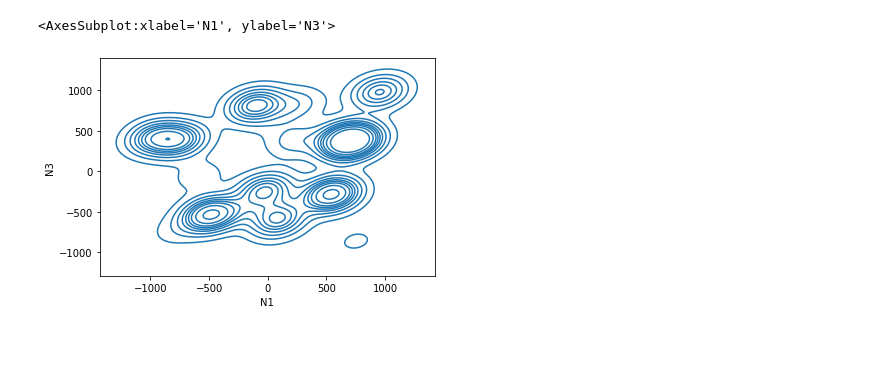
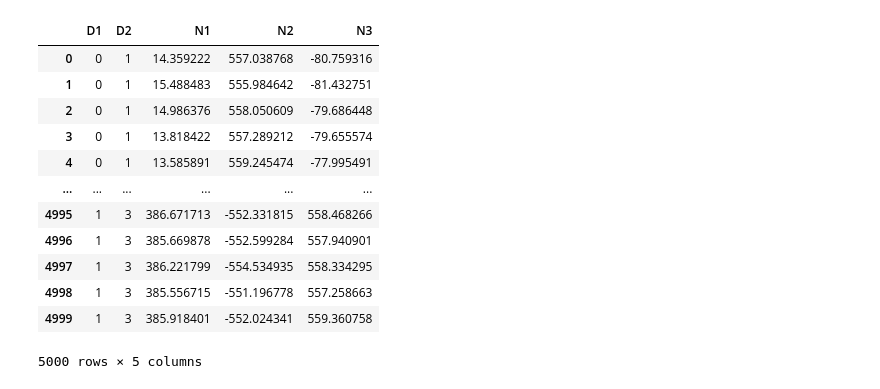
Before and after one commit to aimclub/BAMT, a Jupyter notebook: experiments/synth_data_for_gmm.ipynb, the cells around one changed output. Saved outputs shown, nothing was run; the diff lists cells and outputs as text; code cells hidden in the pictures; blank space fills up the shorter version.

```diff
--- a/experiments/synth_data_for_gmm.ipynb
+++ b/experiments/synth_data_for_gmm.ipynb
@@ -77,8 +84,19 @@ Try using .loc[row_indexer,col_indexer] = value instead
 
 See the caveats in the documentation: https://pandas.pydata.org/pandas-docs/stable/user_guide/indexing.html#returning-a-view-versus-a-copy
   self._setitem_single_column(loc, value[:, i].tolist(), pi)
-# %%
-sns.kdeplot(df_new['N1'], df_new['N3'])
-# %% [output]
-<AxesSubplot:xlabel='N1', ylabel='N3'>
-[figure, removed]
+# %%
+df_new
+# %% [output]
+|  | D1 | D2 | N1 | N2 | N3 |
+| 0 | 0 | 1 | 14.359222 | 557.038768 | -80.759316 |
+| 1 | 0 | 1 | 15.488483 | 555.984642 | -81.432751 |
+| 2 | 0 | 1 | 14.986376 | 558.050609 | -79.686448 |
+| 3 | 0 | 1 | 13.818422 | 557.289212 | -79.655574 |
+| 4 | 0 | 1 | 13.585891 | 559.245474 | -77.995491 |
+| ... | ... | ... | ... | ... | ... |
+| 4995 | 1 | 3 | 386.671713 | -552.331815 | 558.468266 |
+| 4996 | 1 | 3 | 385.669878 | -552.599284 | 557.940901 |
+| 4997 | 1 | 3 | 386.221799 | -554.534935 | 558.334295 |
+| 4998 | 1 | 3 | 385.556715 | -551.196778 | 557.258663 |
+| 4999 | 1 | 3 | 385.918401 | -552.024341 | 559.360758 |
+5000 rows × 5 columns
```
Also changed, not shown: parts of 17 cells of this notebook, 4 other files.
